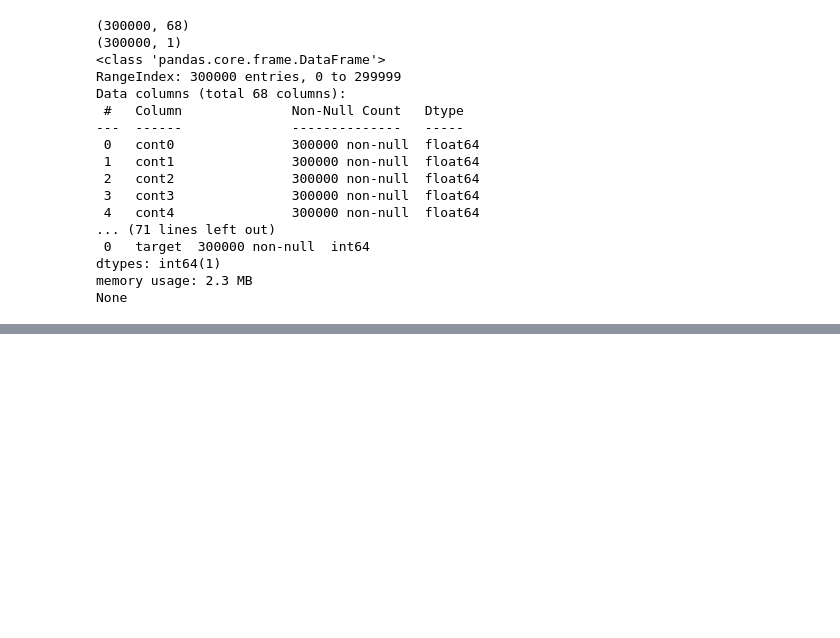
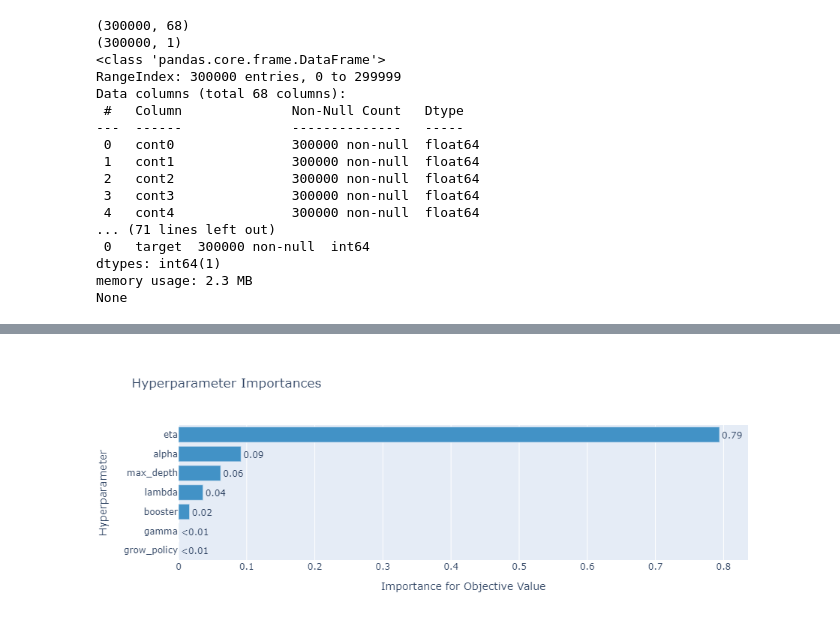
Before and after one commit to krisz17/XGBoost_step_by_step, a Jupyter notebook: 2_xgb_cls.ipynb, the cells around one changed output, grey strips where cells are left out. Saved outputs shown, nothing was run; the diff lists cells and outputs as text; code cells hidden in the pictures; blank space fills up the shorter version.

```diff
--- a/2_xgb_cls.ipynb
+++ b/2_xgb_cls.ipynb
@@ -86,0 +134,8 @@ wartość parametru Gini dla tego modelu to: 0.78
+# %%
+study = optuna.create_study(direction="maximize")
+study.optimize(objective, n_trials = 100)
+print(study.best_trial)
+
+print("Best params:")
+for key, value in study.best_params.items():
+    print(f"\t{key}: {value}")
@@ -86,0 +249,6 @@ wartość parametru Gini dla tego modelu to: 0.78
+# %%
+from optuna.visualization import plot_param_importances
+fig_pi = plot_param_importances(study)
+plotly_config = {"staticPlot": True}
+fig_pi.show(config = plotly_config)
+# %% [output]
@@ -86,0 +256 @@ wartość parametru Gini dla tego modelu to: 0.78
+[figure, added]
```
Also changed, not shown: parts of 6 cells of this notebook.
